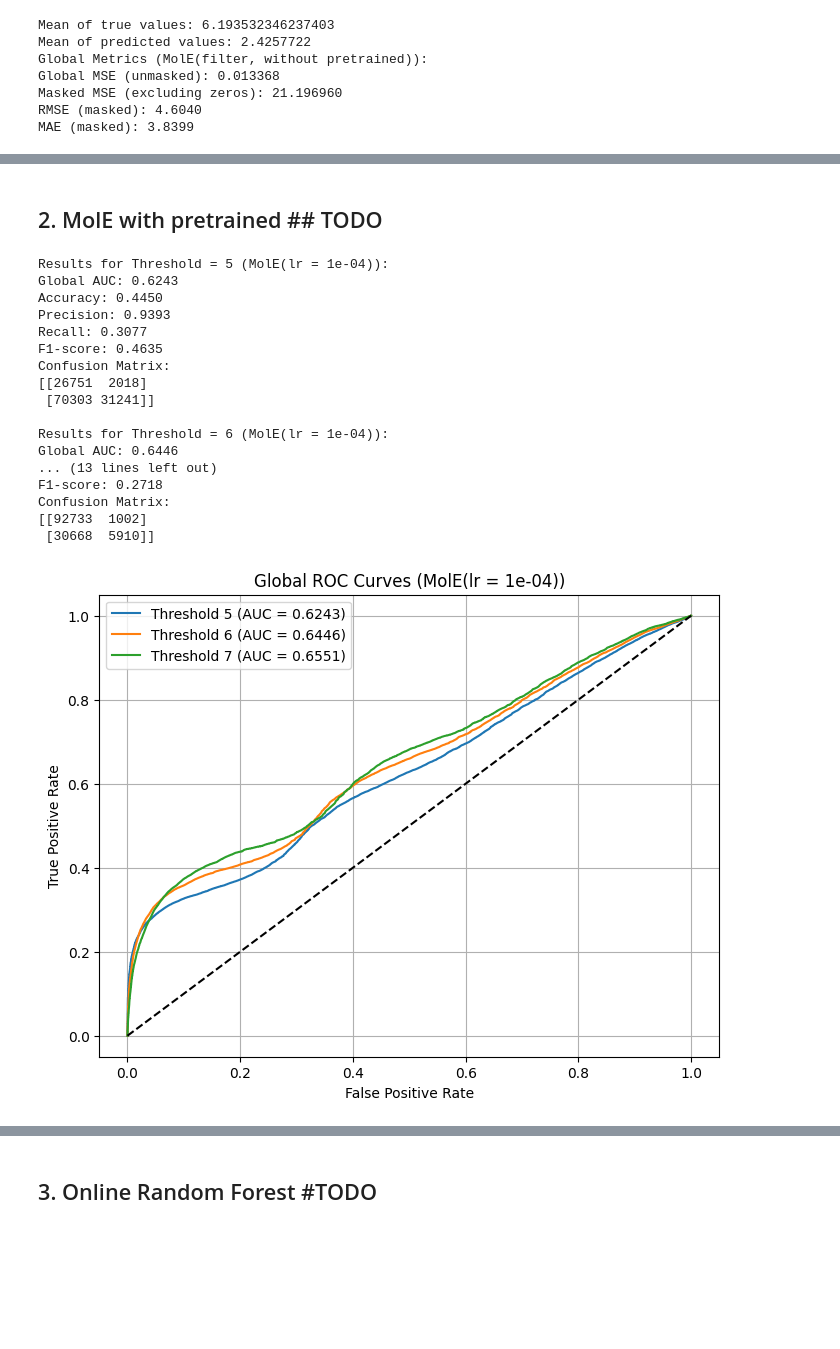
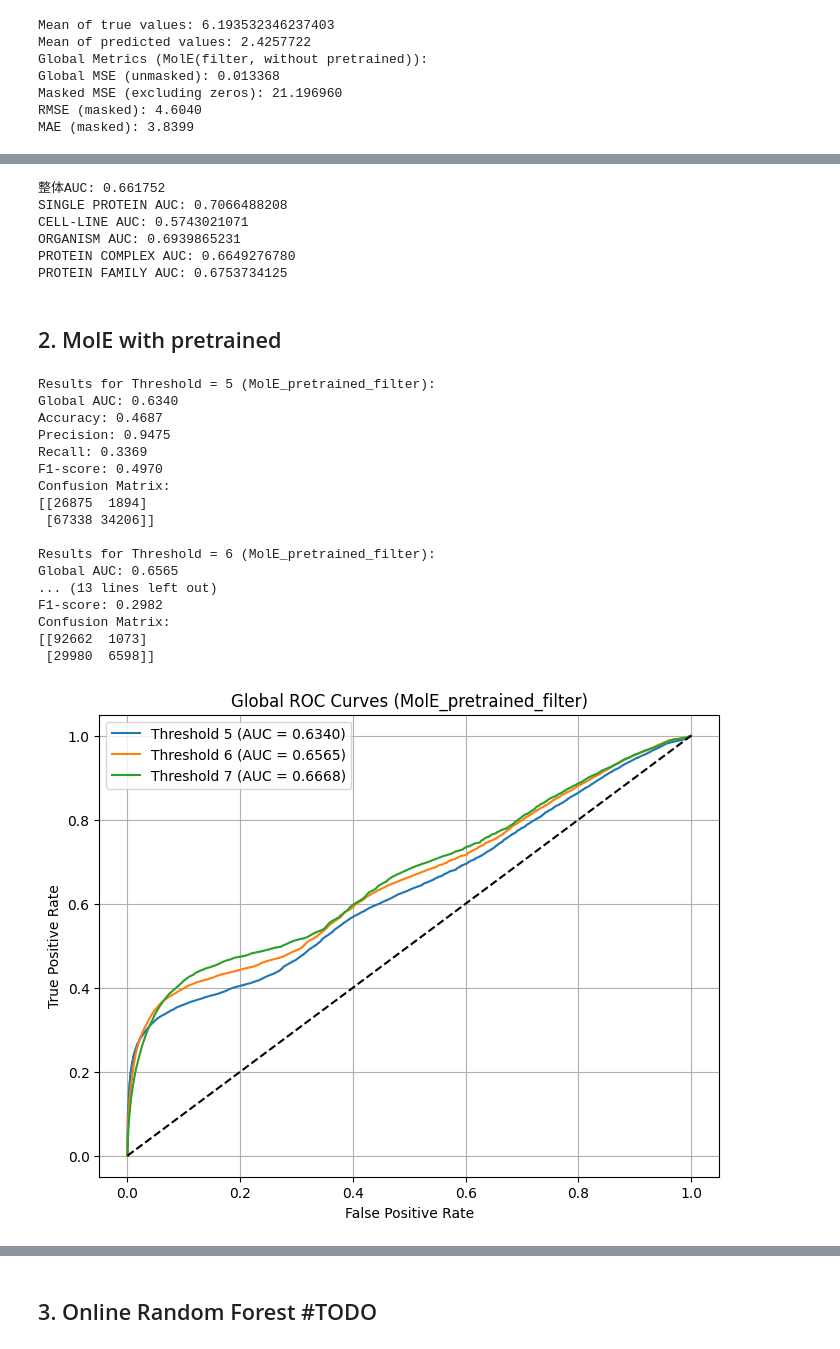
Before and after one commit to Liujing-1016/Scaling_Affinity_Prediction, a Jupyter notebook: notebooks/Models_Evaluations_filter.ipynb, the cells around one changed output, grey strips where cells are left out. Drawn from its saved outputs; the diff is of its cells as text; code cells hidden in the pictures; blank space fills up the shorter version.

```diff
--- a/notebooks/Models_Evaluations_filter.ipynb
+++ b/notebooks/Models_Evaluations_filter.ipynb
@@ -248,26 +623,36 @@ MAE (masked): 3.8399
+# %%
+results = compute_auc_by_target_type(df00, df1,target_dict_path="../data/raw_filter_20/target_to_index.csv",
+    mapping_path="../data/raw/target_mapping.csv", threshold = 6)
+# %% [output]
+整体AUC: 0.661752
+SINGLE PROTEIN AUC: 0.7066488208
+CELL-LINE AUC: 0.5743021071
+ORGANISM AUC: 0.6939865231
+PROTEIN COMPLEX AUC: 0.6649276780
+PROTEIN FAMILY AUC: 0.6753734125
 # %% [markdown]
-## 2. MolE with pretrained ## TODO
+## 2. MolE with pretrained
 # %%
-df2 =  pd.read_parquet('../data/results/predictions_MolE_filter_pre.parquet')
+df2 =  pd.read_parquet('../data/results/predictions_MolE_pre_filter.parquet')
 # %%
-metrics = calculate_global_metric(df00, df2, thresholds=[5,6,7], model_name="MolE")
+metrics = calculate_global_metric(df00, df2, thresholds=[5,6,7], model_name="MolE_pretrained_filter")
 # %% [output]
-Results for Threshold = 5 (MolE(lr = 1e-04)):
-Global AUC: 0.6243
-Accuracy: 0.4450
-Precision: 0.9393
-Recall: 0.3077
-F1-score: 0.4635
+Results for Threshold = 5 (MolE_pretrained_filter):
+Global AUC: 0.6340
+Accuracy: 0.4687
+Precision: 0.9475
+Recall: 0.3369
+F1-score: 0.4970
 Confusion Matrix:
-[[26751  2018]
- [70303 31241]]
+[[26875  1894]
+ [67338 34206]]
 
-Results for Threshold = 6 (MolE(lr = 1e-04)):
-Global AUC: 0.6446
+Results for Threshold = 6 (MolE_pretrained_filter):
+Global AUC: 0.6565
 ... (13 lines left out)
-F1-score: 0.2718
+F1-score: 0.2982
 Confusion Matrix:
-[[92733  1002]
- [30668  5910]]
+[[92662  1073]
+ [29980  6598]]
-[figure, old version]
+[figure, new version]
 # %%
```
Also changed, not shown: parts of 31 cells of this notebook, 4 other files.
